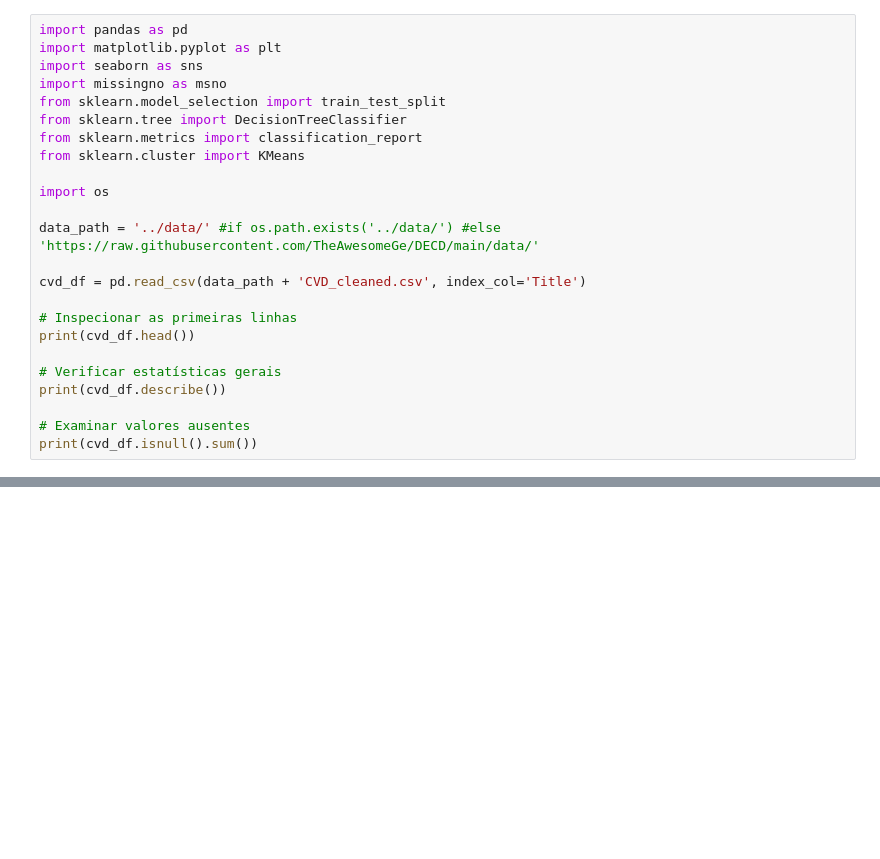
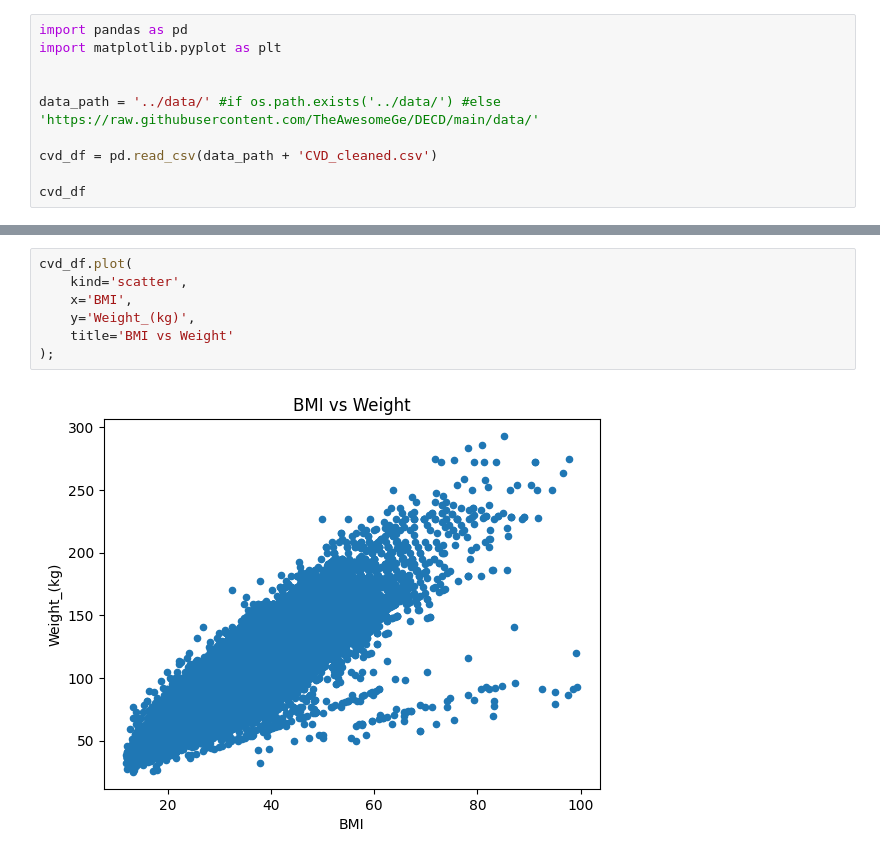
Before and after one commit to tjpoa/ProjetoIAA, a Jupyter notebook: notebooks/DataUnderstanding.ipynb, the cells around one changed output, grey strips where cells are left out. Saved outputs shown, nothing was run; the diff lists cells and outputs as text; blank space fills up the shorter version.

```diff
--- a/notebooks/DataUnderstanding.ipynb
+++ b/notebooks/DataUnderstanding.ipynb
@@ -1,25 +1,11 @@
 # %%
 import pandas as pd
 import matplotlib.pyplot as plt
-import seaborn as sns
-import missingno as msno
-from sklearn.model_selection import train_test_split
-from sklearn.tree import DecisionTreeClassifier
-from sklearn.metrics import classification_report
-from sklearn.cluster import KMeans
 
-import os
 
 data_path = '../data/' #if os.path.exists('../data/') #else 'https://raw.githubusercontent.com/TheAwesomeGe/DECD/main/data/'
 
-cvd_df = pd.read_csv(data_path + 'CVD_cleaned.csv', index_col='Title')
+cvd_df = pd.read_csv(data_path + 'CVD_cleaned.csv')
 
-# Inspecionar as primeiras linhas
-print(cvd_df.head())
-
-# Verificar estatísticas gerais
-print(cvd_df.describe())
-
-# Examinar valores ausentes
-print(cvd_df.isnull().sum())
+cvd_df
 # %% [output]
@@ -58,0 +98,9 @@ ValueError: could not convert string to float: 'Poor'
+# %%
+cvd_df.plot(
+    kind='scatter',
+    x='BMI',
+    y='Weight_(kg)',
+    title='BMI vs Weight'
+);
+# %% [output]
+[figure, added]
```
Also changed, not shown: parts of 15 cells of this notebook, 1 other file.
